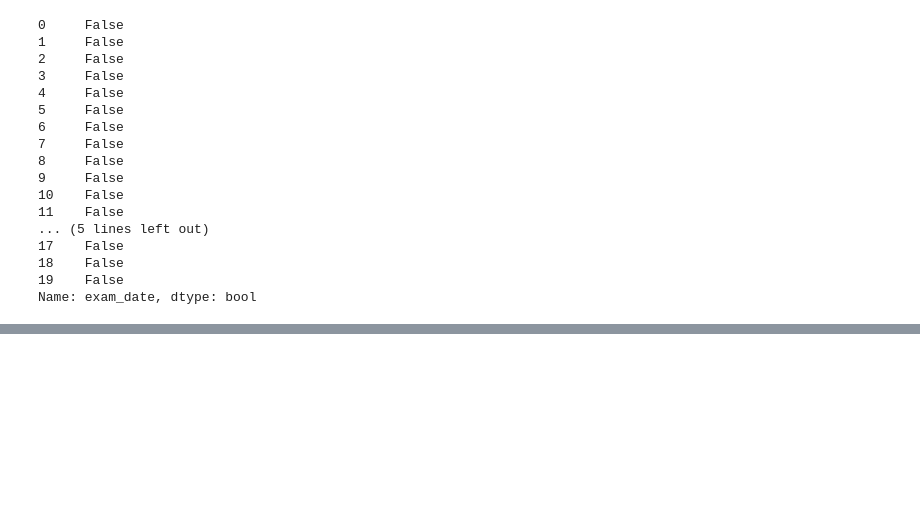
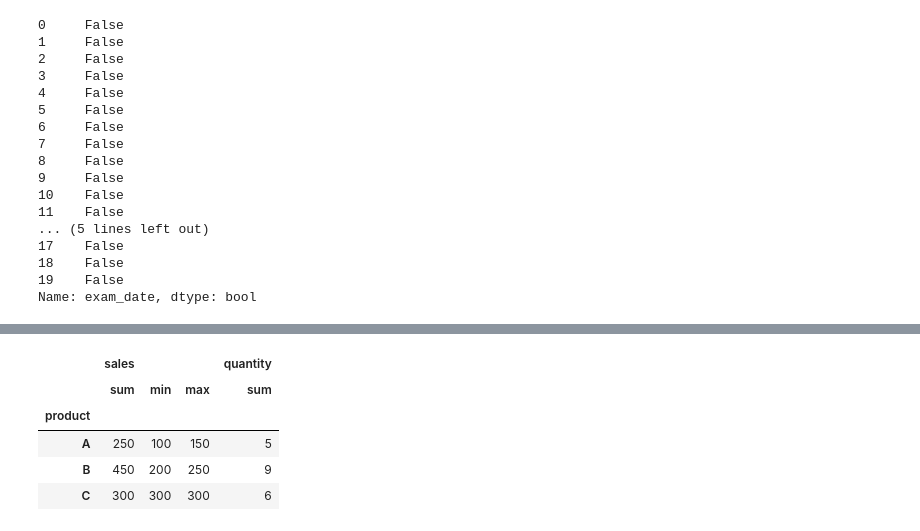
Before and after one commit to LikhitaMagar01/python-foundation-assignments-likhita-magar, a Jupyter notebook: pandas/pandas-foundation.ipynb, the cells around one changed output, grey strips where cells are left out. Cells and saved outputs as stored; diff of their text form; code cells hidden in the pictures; blank space fills up the shorter version.

```diff
--- a/pandas/pandas-foundation.ipynb
+++ b/pandas/pandas-foundation.ipynb
@@ -347,0 +756,10 @@ Name: exam_date, dtype: bool
+# %%
+# aggregation date to summarize trends in pandas
+
+df = pd.DataFrame(
+    {
+        "product": ["A", "A", "B", "B", "C"],
+        "sales": [100, 150, 200, 250, 300],
+        "quantity": [2, 3, 4, 5, 6]
+    }
+)
@@ -347,0 +797,15 @@ Name: exam_date, dtype: bool
+# %%
+df.groupby("product").agg(
+    {
+        "sales": ["sum", "min", "max"],
+        "quantity": "sum"
+    }
+
+)
+# %% [output]
+|  | sales |  |  | quantity |
+|  | sum | min | max | sum |
+| product |  |  |  |  |
+| A | 250 | 100 | 150 | 5 |
+| B | 450 | 200 | 250 | 9 |
+| C | 300 | 300 | 300 | 6 |
```
Also changed, not shown: parts of 66 cells of this notebook.
